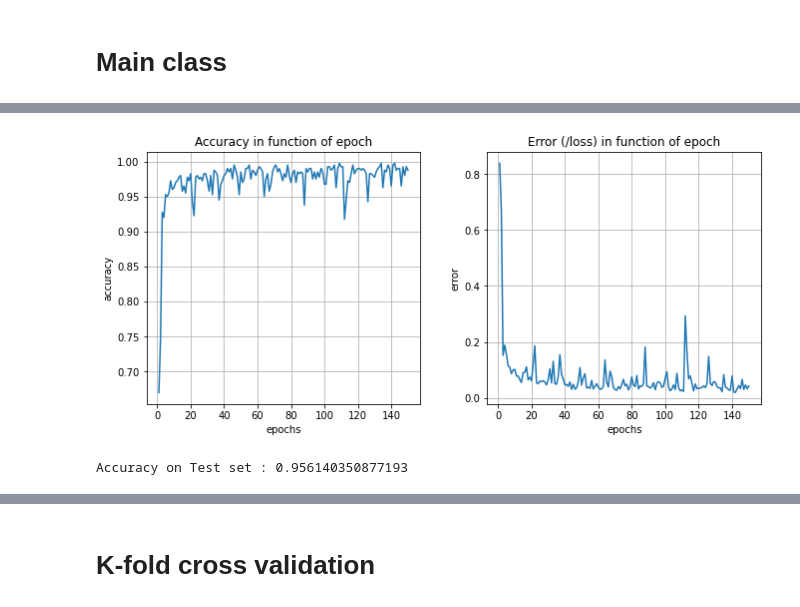
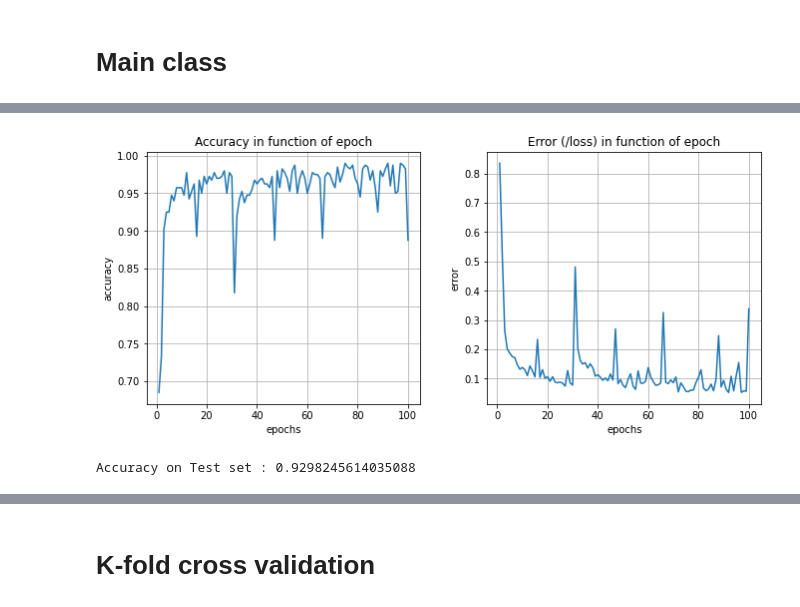
Before and after one commit to Khaalex1/ANN_from_scratch, a Jupyter notebook: ANN.ipynb, the cells around one changed output, grey strips where cells are left out. Saved outputs shown, nothing was run; the diff lists cells and outputs as text; code cells hidden in the pictures.

```diff
--- a/ANN.ipynb
+++ b/ANN.ipynb
@@ -299,6 +299,9 @@ class MLP:
                     a = out[key]
                     Y = one_hot(y, self.nb_class)
                     dZ[key] = a - Y
+                elif self.func_activation[self.counter] == "sigmoid":
+                    a = out[key]
+                    dZ[key] = a - y
                 else :
                     #print("to be done")
                     a = out[key]
@@ -364,7 +367,10 @@ class MLP:
                 print("Epoch : {},  Batch accuracy : {} - Batch error = {}".format(t, step_acc, step_err))
         self.epochs = np.linspace(1, epochs, len(self.accuracy))
         print("Epoch : {},  Batch accuracy : {} - Batch error = {}".format(t, step_acc, step_err))
-
+        """y_pred = self.predict(self.X_train)
+        print(y_pred)
+        print(self.y_train.flatten())
+        print(accuracy(y_pred, self.y_train.flatten()))"""
 
     def predict(self, X):
         if len(X.shape)<2:
@@ -392,7 +398,7 @@ AN.BatchNormalization()
 AN.add_layer(nb_nodes=2, activation = 'softmax')
 
 AN.fit(X_train, Y_train)
-AN.gradient_descent(gamma = 1e-2, epochs = 150, loss = "cross_entropy")
+AN.gradient_descent(gamma = 1e-2, epochs = 100, loss = "cross_entropy")
 AN.training_curve()
 
 y_pred = AN.predict(X_test)
@@ -418,2 +424,2 @@ Epoch : 150,  Batch accuracy : 0.9875 - Batch error = 0.042489213062462956
-[figure, old version]
+[figure, new version]
-Accuracy on Test set : 0.956140350877193
+Accuracy on Test set : 0.9298245614035088
```
Also changed, not shown: parts of 4 cells of this notebook, 2 other files.
